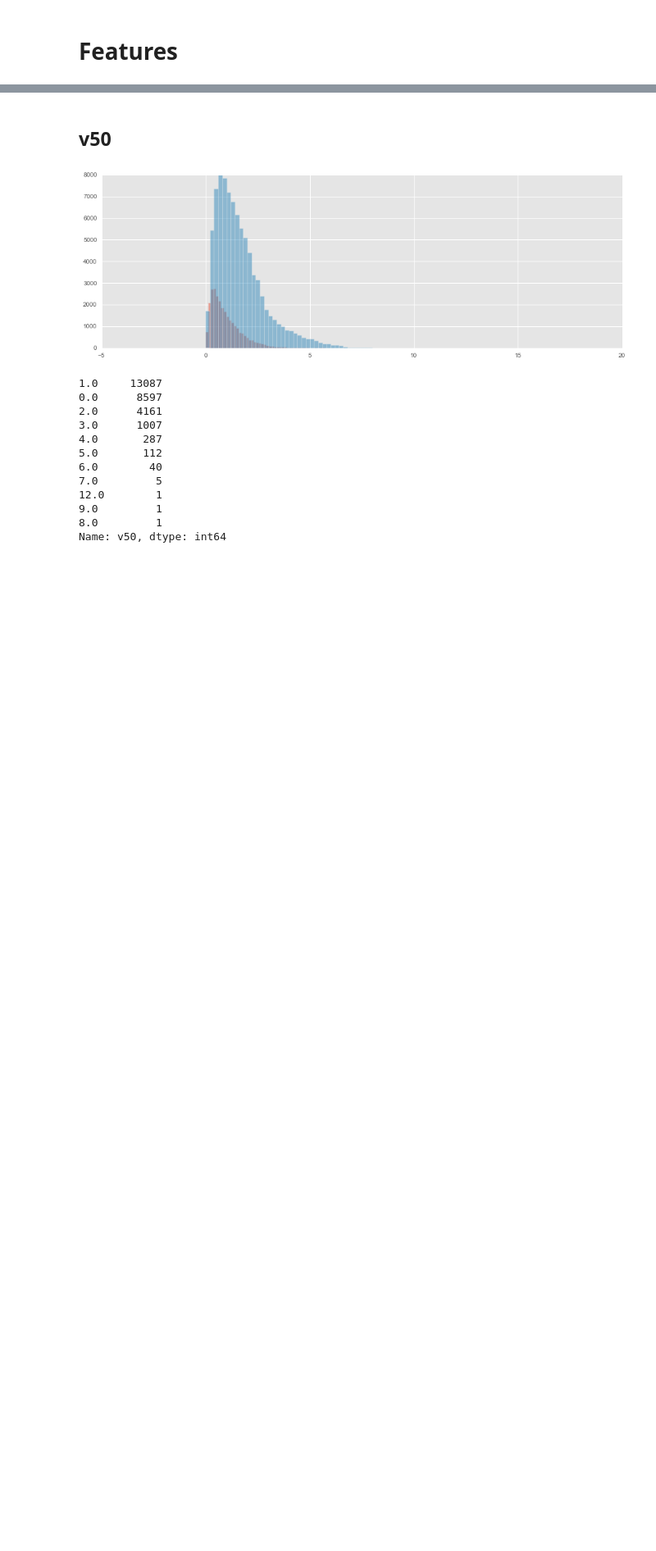
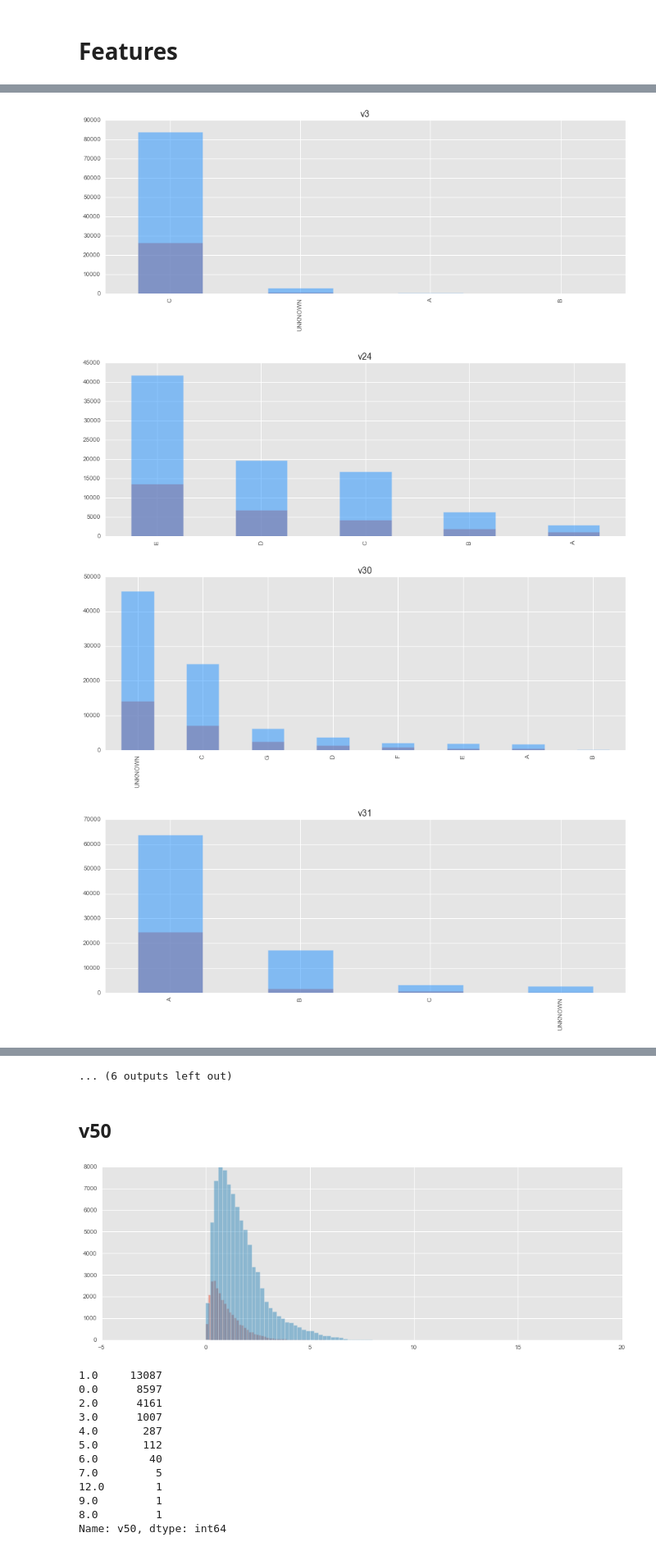
Before and after one commit to blagoffvyacheslav/kaggle, a Jupyter notebook: 2016-02-bnp-paribas-cardif-claims-management/draft.ipynb, the cells around one changed output, grey strips where cells are left out. Shown at 82% size. Drawn from its saved outputs; the diff is of its cells as text; code cells hidden in the pictures; blank space fills up the shorter version.

```diff
--- a/2016-02-bnp-paribas-cardif-claims-management/draft.ipynb
+++ b/2016-02-bnp-paribas-cardif-claims-management/draft.ipynb
@@ -74,0 +125,13 @@ def bar_cat(v):
+# %%
+figsize(15, 5)
+cats = data.get('train', 'cats')
+for v in cats:
+    if v != 'v22':
+        plt.figure()
+        plt.title(v)
+        bar_cat(cats[v])
+# %% [output]
+[figure, added]
+[figure, added]
+[figure, added]
+[figure, added]
@@ -75,3 +146,4 @@ def bar_cat(v):
+... (6 outputs left out)
 # %% [markdown]
 ## v50
 # %%
```
Also changed, not shown: parts of 29 cells of this notebook, 1 other file.
